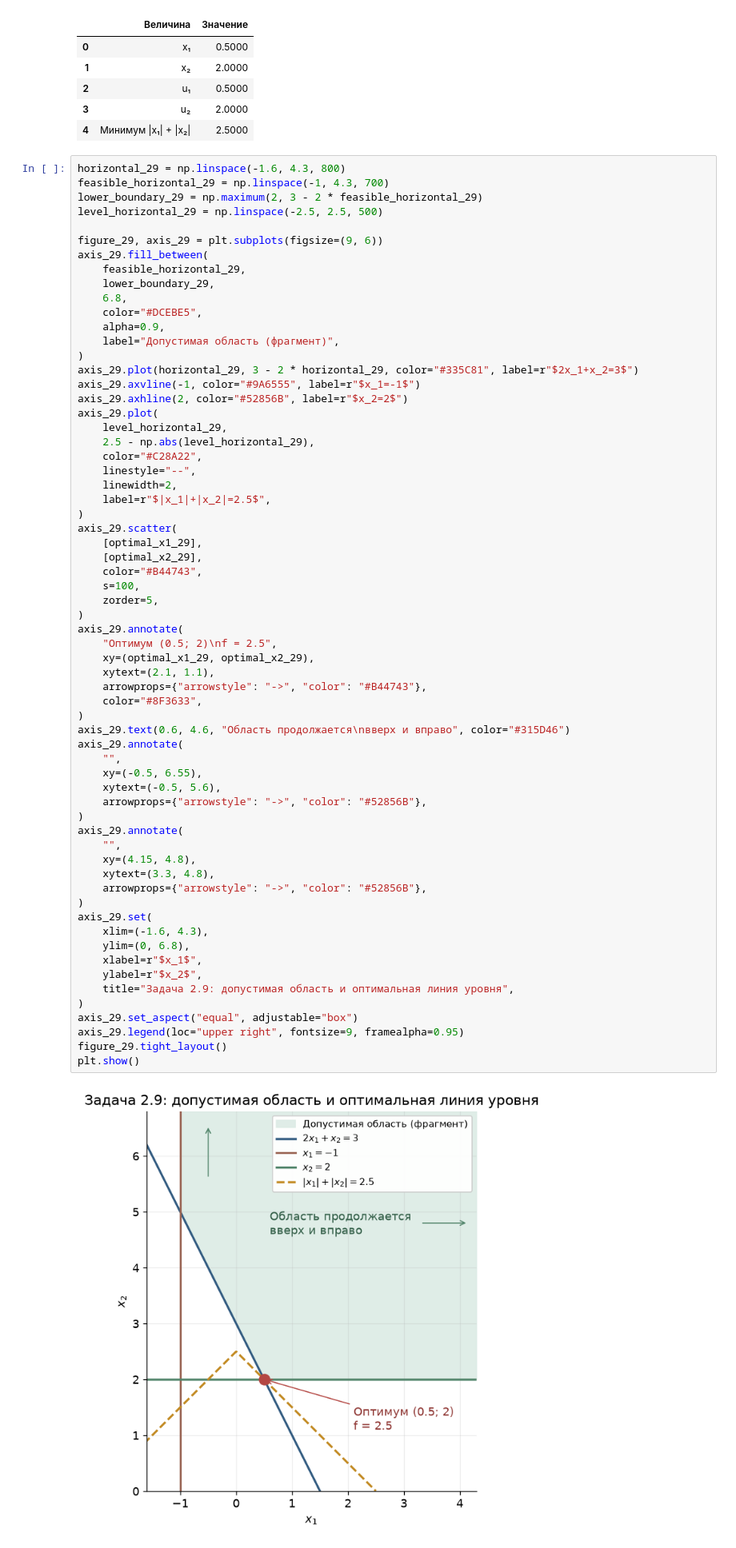
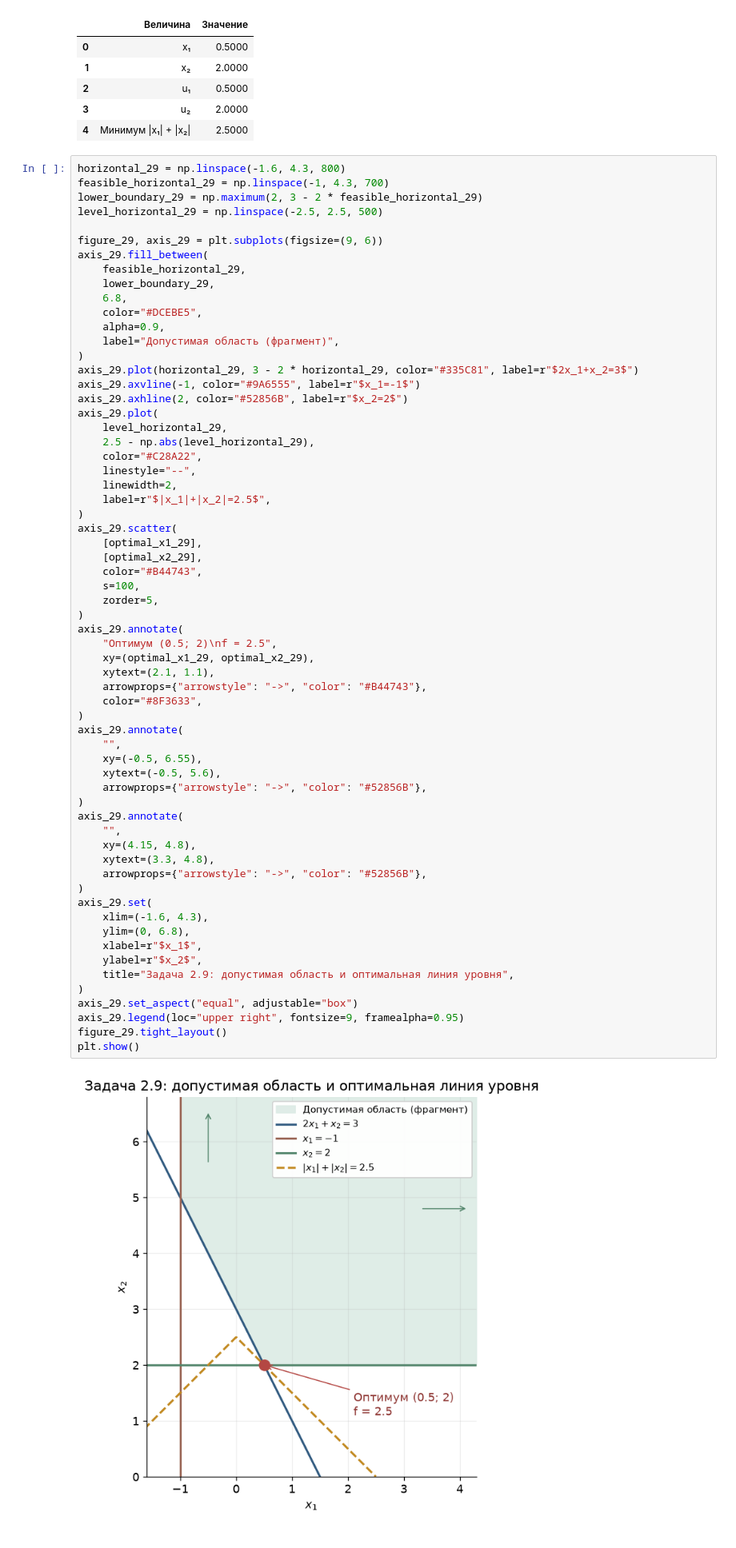
Before and after one commit to na-mramornom-nizu/SPPR_tasks_for_02_11, a Jupyter notebook: SPPR_tasks_2_1-2_10.ipynb, the cells around one changed output. Shown at 80% size. Saved outputs shown, nothing was run; the diff lists cells and outputs as text.

```diff
--- a/SPPR_tasks_2_1-2_10.ipynb
+++ b/SPPR_tasks_2_1-2_10.ipynb
@@ -1158,35 +1158,34 @@ axis_29.annotate(
     "Оптимум (0.5; 2)\nf = 2.5",
     xy=(optimal_x1_29, optimal_x2_29),
     xytext=(2.1, 1.1),
     arrowprops={"arrowstyle": "->", "color": "#B44743"},
     color="#8F3633",
 )
-axis_29.text(0.6, 4.6, "Область продолжается\nвверх и вправо", color="#315D46")
 axis_29.annotate(
     "",
     xy=(-0.5, 6.55),
     xytext=(-0.5, 5.6),
     arrowprops={"arrowstyle": "->", "color": "#52856B"},
 )
 axis_29.annotate(
     "",
     xy=(4.15, 4.8),
     xytext=(3.3, 4.8),
     arrowprops={"arrowstyle": "->", "color": "#52856B"},
 )
 axis_29.set(
     xlim=(-1.6, 4.3),
     ylim=(0, 6.8),
     xlabel=r"$x_1$",
     ylabel=r"$x_2$",
     title="Задача 2.9: допустимая область и оптимальная линия уровня",
 )
 axis_29.set_aspect("equal", adjustable="box")
 axis_29.legend(loc="upper right", fontsize=9, framealpha=0.95)
 figure_29.tight_layout()
 plt.show()
 # %% [output]
-[figure, old version]
+[figure, new version]
 # %% [markdown]
 ### Ответ
 
```
